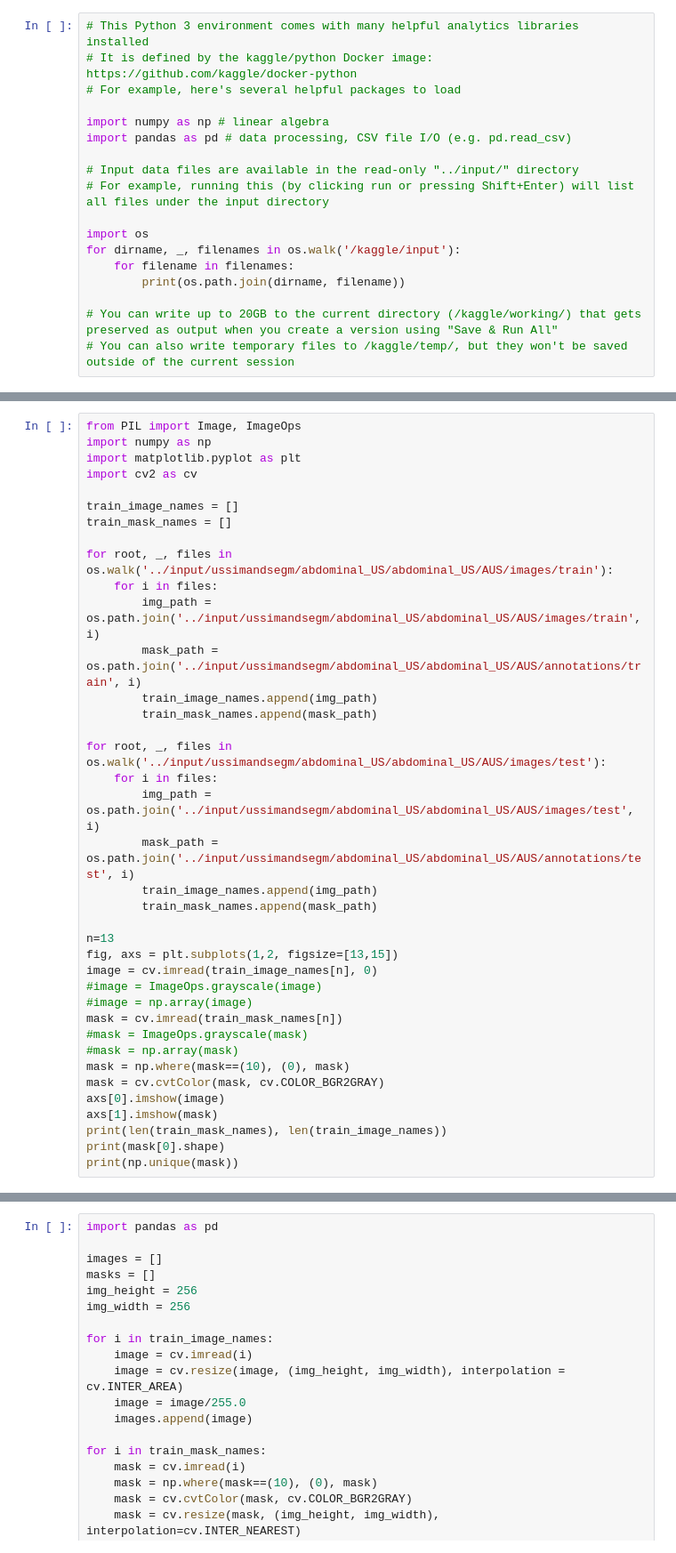
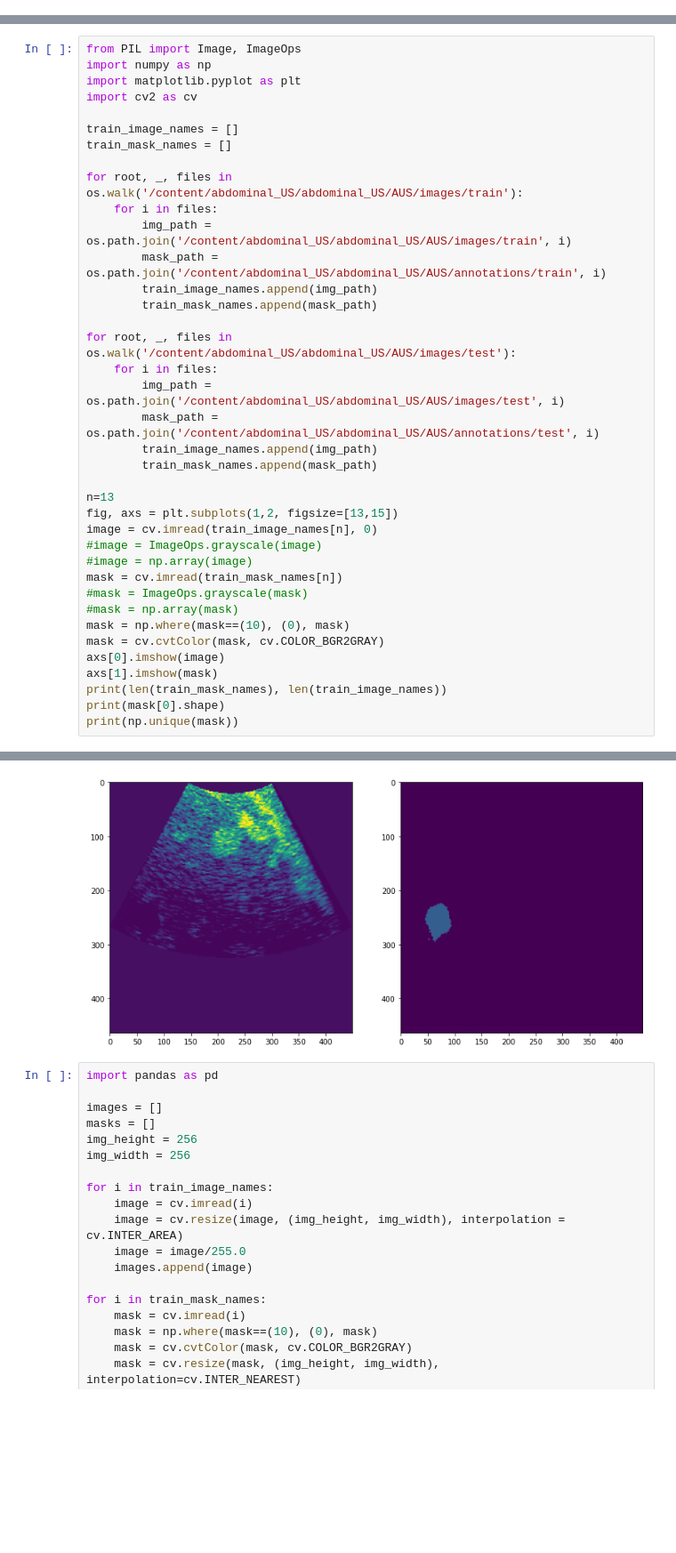
Before and after one commit to ath2212/Abdominal-Ultrasound-Segmentation, a Jupyter notebook: Abdominal Ultrasound Segmentation.ipynb, the cells around one changed output, grey strips where cells are left out. Shown at 89% size. Cells and saved outputs as stored; diff of their text form; blank space fills up the shorter version.

```diff
--- a/Abdominal Ultrasound Segmentation.ipynb
+++ b/Abdominal Ultrasound Segmentation.ipynb
@@ -1,18 +0,0 @@
-# %%
-# This Python 3 environment comes with many helpful analytics libraries installed
-# It is defined by the kaggle/python Docker image: https://github.com/kaggle/docker-python
-# For example, here's several helpful packages to load
-
-import numpy as np # linear algebra
-import pandas as pd # data processing, CSV file I/O (e.g. pd.read_csv)
-
-# Input data files are available in the read-only "../input/" directory
-# For example, running this (by clicking run or pressing Shift+Enter) will list all files under the input directory
-
-import os
-for dirname, _, filenames in os.walk('/kaggle/input'):
-    for filename in filenames:
-        print(os.path.join(dirname, filename))
-
-# You can write up to 20GB to the current directory (/kaggle/working/) that gets preserved as output when you create a version using "Save & Run All"
-# You can also write temporary files to /kaggle/temp/, but they won't be saved outside of the current session
@@ -25,17 +64,17 @@ import cv2 as cv
 train_image_names = []
 train_mask_names = []
 
-for root, _, files in os.walk('../input/ussimandsegm/abdominal_US/abdominal_US/AUS/images/train'):
+for root, _, files in os.walk('/content/abdominal_US/abdominal_US/AUS/images/train'):
     for i in files:
-        img_path = os.path.join('../input/ussimandsegm/abdominal_US/abdominal_US/AUS/images/train', i)
-        mask_path = os.path.join('../input/ussimandsegm/abdominal_US/abdominal_US/AUS/annotations/train', i)
+        img_path = os.path.join('/content/abdominal_US/abdominal_US/AUS/images/train', i)
+        mask_path = os.path.join('/content/abdominal_US/abdominal_US/AUS/annotations/train', i)
         train_image_names.append(img_path)
         train_mask_names.append(mask_path)
 
-for root, _, files in os.walk('../input/ussimandsegm/abdominal_US/abdominal_US/AUS/images/test'):
+for root, _, files in os.walk('/content/abdominal_US/abdominal_US/AUS/images/test'):
     for i in files:
-        img_path = os.path.join('../input/ussimandsegm/abdominal_US/abdominal_US/AUS/images/test', i)
-        mask_path = os.path.join('../input/ussimandsegm/abdominal_US/abdominal_US/AUS/annotations/test', i)
+        img_path = os.path.join('/content/abdominal_US/abdominal_US/AUS/images/test', i)
+        mask_path = os.path.join('/content/abdominal_US/abdominal_US/AUS/annotations/test', i)
         train_image_names.append(img_path)
         train_mask_names.append(mask_path)
 
@@ -54,3 +93,4 @@ axs[1].imshow(mask)
 print(len(train_mask_names), len(train_image_names))
 print(mask[0].shape)
 print(np.unique(mask))
+# %% [output]
@@ -57,3 +100,4 @@ print(np.unique(mask))
+[figure, added]
 # %%
 import pandas as pd
 
```
Also changed, not shown: parts of 18 cells of this notebook.
